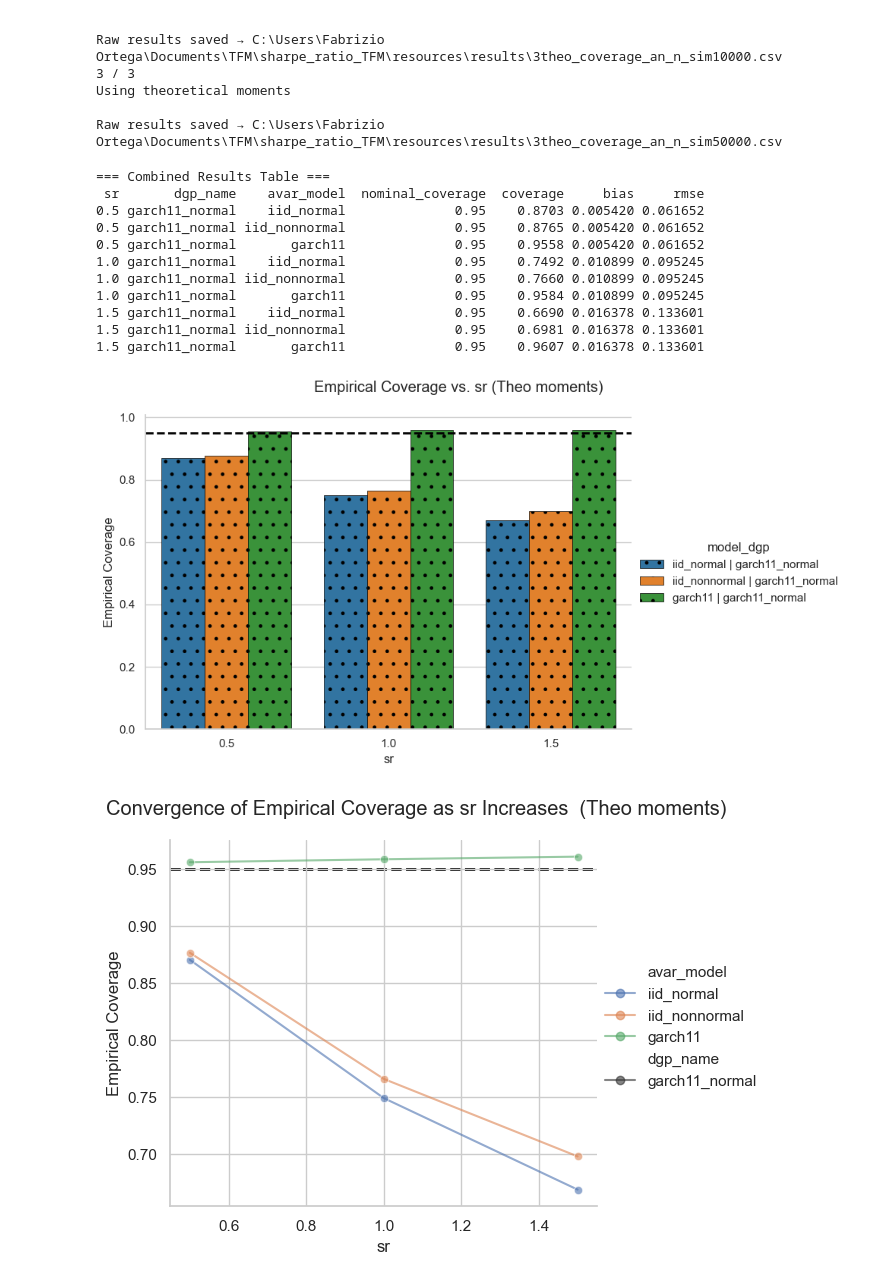
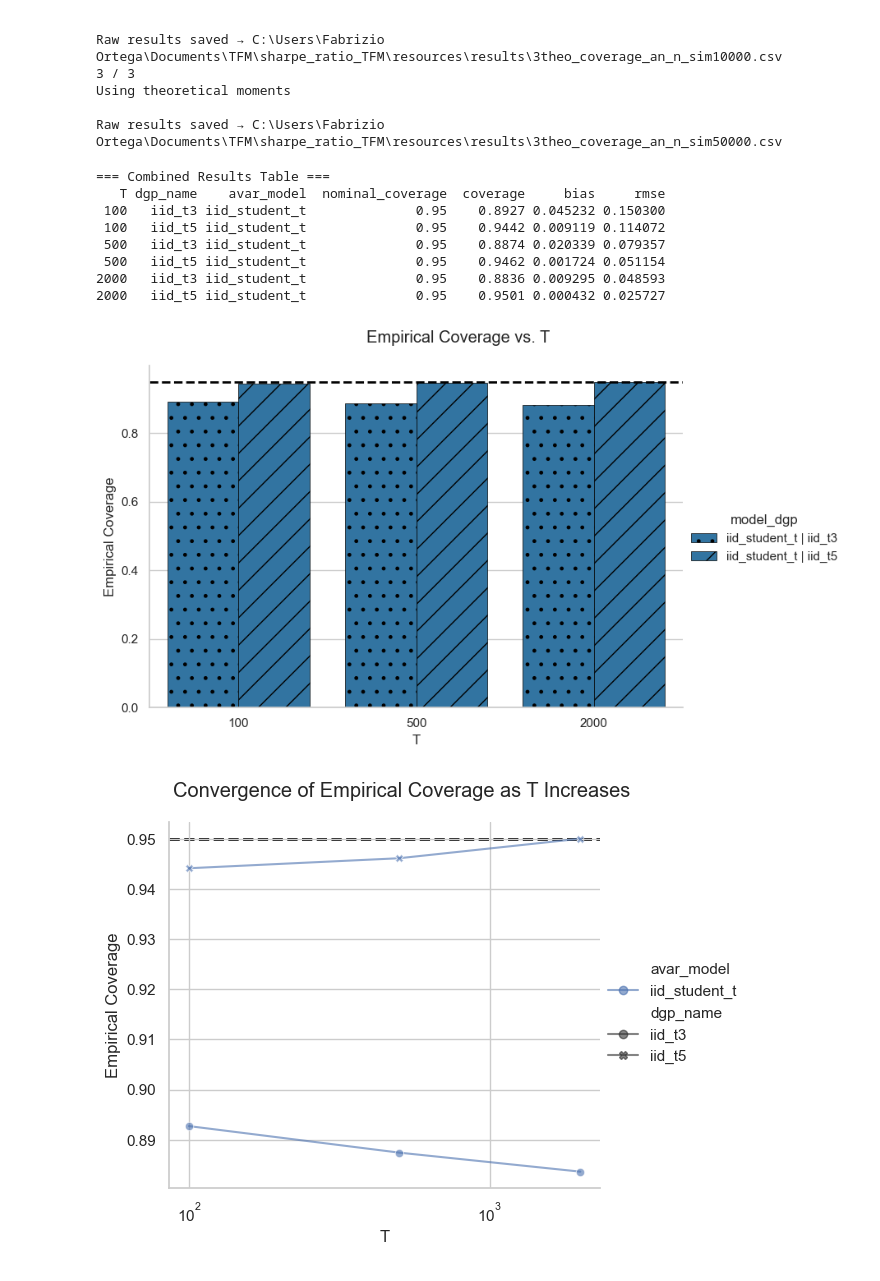
Before and after one commit to Fabro2701/sharpe_ratio_TFM, a Jupyter notebook: notebooks/coverage_analysis.ipynb, the cells around one changed output. Saved outputs shown, nothing was run; the diff lists cells and outputs as text; code cells hidden in the pictures.

```diff
--- a/notebooks/coverage_analysis.ipynb
+++ b/notebooks/coverage_analysis.ipynb
@@ -22,9 +22,10 @@ params = [('sr', [0.5, 1.0 , 1.5]),
           ('T', [100, 500 , 2000]),
           ('n_sim', [1_000, 10_000, 50_000])]
 dgps_models = [
-        ("tails", ["iid_t5"], ["iid_normal", "iid_student_t", "iid_nonnormal"]),
-        ("serial", ["ar1_phi06_normal", "ar1_phi-06_normal"], ["iid_normal", "ar1_normal"]),
-        ("hetero_tails", ["garch11_normal"], ["iid_normal", "iid_nonnormal", "garch11"])
+        #("tails", ["iid_t5"], ["iid_normal", "iid_student_t", "iid_nonnormal"]),
+        ("non4", ["iid_t3", "iid_t5"], ["iid_student_t"]),
+        #("serial", ["ar1_phi06_normal", "ar1_phi-06_normal"], ["iid_normal", "ar1_normal"]),
+        #("hetero_tails", ["garch11_normal"], ["iid_normal", "iid_nonnormal", "garch11"])
     ]
 th_moments = False
 # %%
@@ -102,41 +103,38 @@ Raw results saved → C:\Users\Fabrizio Ortega\Documents\TFM\sharpe_ratio_TFM\re
 # %%
 # "tails", "serial", "hetero_tails"
 
 #filtered_dgps = ["iid_t5"]
 #filtered_models = ["iid_normal", "iid_student_t", "iid_nonnormal"]
 #filtered_dgps = ["ar1_phi06_normal", "ar1_phi-06_normal"]
 #filtered_models = ["iid_normal", "ar1_normal"]
 #filtered_dgps = ["garch11_normal"]
 #filtered_models = ["iid_normal", "iid_nonnormal", "garch11"]
 
-idx = 2
+idx = 0
 pair_id, filtered_dgps, filtered_models = dgps_models[idx]
-th_moments = not False
+th_moments = False
 
-param_name, param_values = 'sr', [0.5, 1.0 , 1.5]
-#param_name, param_values = 'T', [100, 500 , 2000]
+#param_name, param_values = 'sr', [0.5, 1.0 , 1.5]
+param_name, param_values = 'T', [100, 500 , 2000]
 #param_name, param_values = 'n_sim', [1_000, 10_000, 50_000]
 
 run_analysis(param_name=param_name, param_values=param_values,
              filtered_dgps=filtered_dgps, filtered_models=filtered_models,
              target_coverage=target_coverage,
              prefix=pair_id + ("theo_" if th_moments else "_"),
              title="(Theo moments)" if th_moments else ""
              )
 # %% [output]
 === Combined Results Table ===
- sr       dgp_name    avar_model  nominal_coverage  coverage     bias     rmse
-0.5 garch11_normal    iid_normal              0.95    0.8703 0.005420 0.061652
-0.5 garch11_normal iid_nonnormal              0.95    0.8765 0.005420 0.061652
-0.5 garch11_normal       garch11              0.95    0.9558 0.005420 0.061652
-1.0 garch11_normal    iid_normal              0.95    0.7492 0.010899 0.095245
-1.0 garch11_normal iid_nonnormal              0.95    0.7660 0.010899 0.095245
-1.0 garch11_normal       garch11              0.95    0.9584 0.010899 0.095245
-1.5 garch11_normal    iid_normal              0.95    0.6690 0.016378 0.133601
-1.5 garch11_normal iid_nonnormal              0.95    0.6981 0.016378 0.133601
-1.5 garch11_normal       garch11              0.95    0.9607 0.016378 0.133601
+   T dgp_name    avar_model  nominal_coverage  coverage     bias     rmse
+ 100   iid_t3 iid_student_t              0.95    0.8927 0.045232 0.150300
+ 100   iid_t5 iid_student_t              0.95    0.9442 0.009119 0.114072
+ 500   iid_t3 iid_student_t              0.95    0.8874 0.020339 0.079357
+ 500   iid_t5 iid_student_t              0.95    0.9462 0.001724 0.051154
+2000   iid_t3 iid_student_t              0.95    0.8836 0.009295 0.048593
+2000   iid_t5 iid_student_t              0.95    0.9501 0.000432 0.025727
-[figure, old version]
+[figure, new version]
-[figure, old version]
+[figure, new version]
 # %%
 
 filtered_dgps = ["iid_t5"]
```
Also changed, not shown: parts of 1 cell of this notebook, 1 other file.
